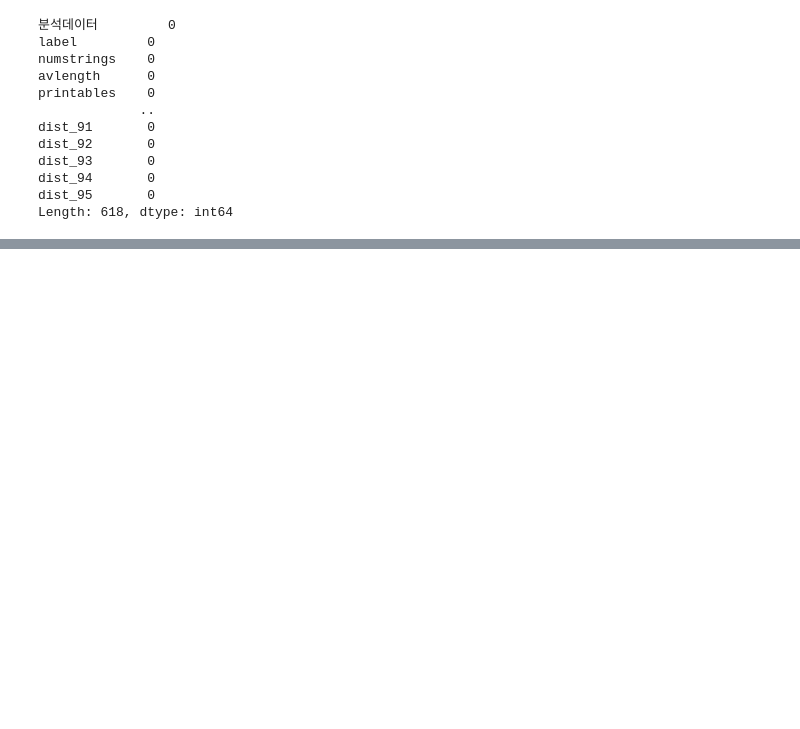
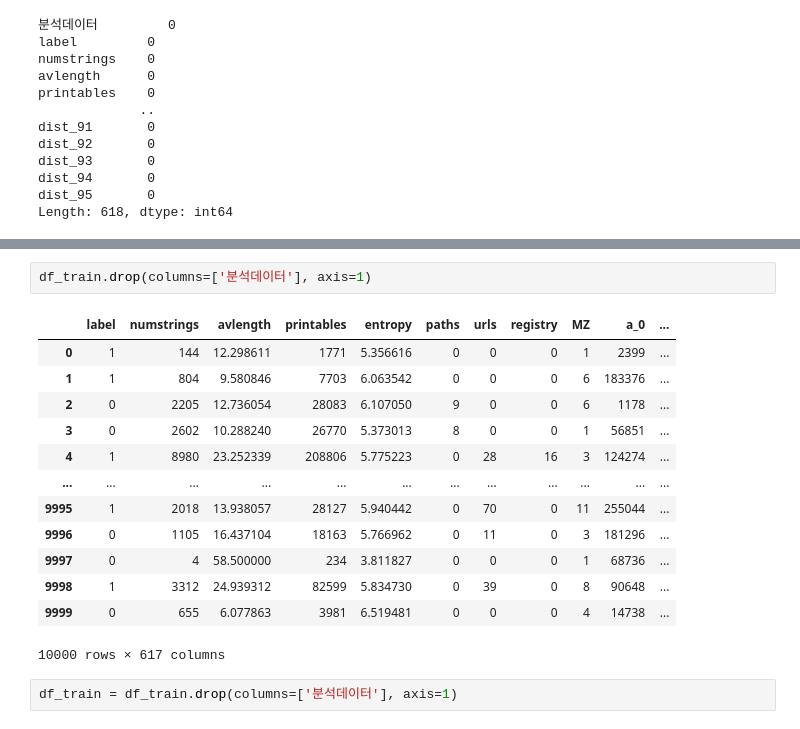
Before and after one commit to Hoseo-IELab/Hoseo_AI_Competition, a Jupyter notebook: Acc100_DataRescale.ipynb, the cells around one changed output, grey strips where cells are left out. Cells and saved outputs as stored; diff of their text form; blank space fills up the shorter version.

```diff
--- a/Acc100_DataRescale.ipynb
+++ b/Acc100_DataRescale.ipynb
@@ -69,0 +148,18 @@ Length: 618, dtype: int64
+# %%
+df_train.drop(columns=['분석데이터'], axis=1)
+# %% [output]
+|  | label | numstrings | avlength | printables | entropy | paths | urls | registry | MZ | a_0 | ... |
+| 0 | 1 | 144 | 12.298611 | 1771 | 5.356616 | 0 | 0 | 0 | 1 | 2399 | ... |
+| 1 | 1 | 804 | 9.580846 | 7703 | 6.063542 | 0 | 0 | 0 | 6 | 183376 | ... |
+| 2 | 0 | 2205 | 12.736054 | 28083 | 6.107050 | 9 | 0 | 0 | 6 | 1178 | ... |
+| 3 | 0 | 2602 | 10.288240 | 26770 | 5.373013 | 8 | 0 | 0 | 1 | 56851 | ... |
+| 4 | 1 | 8980 | 23.252339 | 208806 | 5.775223 | 0 | 28 | 16 | 3 | 124274 | ... |
+| ... | ... | ... | ... | ... | ... | ... | ... | ... | ... | ... | ... |
+| 9995 | 1 | 2018 | 13.938057 | 28127 | 5.940442 | 0 | 70 | 0 | 11 | 255044 | ... |
+| 9996 | 0 | 1105 | 16.437104 | 18163 | 5.766962 | 0 | 11 | 0 | 3 | 181296 | ... |
+| 9997 | 0 | 4 | 58.500000 | 234 | 3.811827 | 0 | 0 | 0 | 1 | 68736 | ... |
+| 9998 | 1 | 3312 | 24.939312 | 82599 | 5.834730 | 0 | 39 | 0 | 8 | 90648 | ... |
+| 9999 | 0 | 655 | 6.077863 | 3981 | 6.519481 | 0 | 0 | 0 | 4 | 14738 | ... |
+10000 rows × 617 columns
+# %%
+df_train = df_train.drop(columns=['분석데이터'], axis=1)
```
Also changed, not shown: parts of 20 cells of this notebook.
